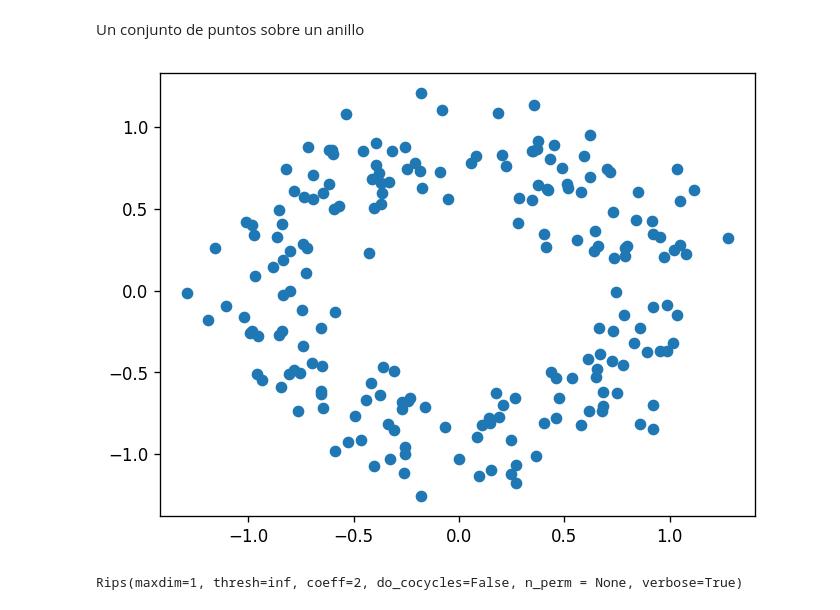
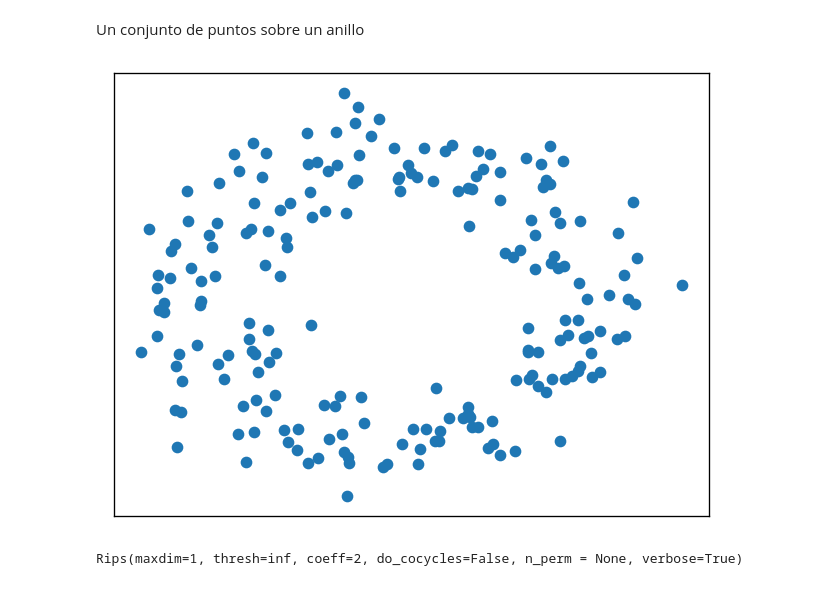
Before and after one commit to gmauricio-toledo/Persistent-Homology-demo, a Jupyter notebook: demo.ipynb, the cells around one changed output. Cells and saved outputs as stored; diff of their text form; code cells hidden in the pictures.

```diff
--- a/demo.ipynb
+++ b/demo.ipynb
@@ -26,13 +28,15 @@ Un conjunto de puntos sobre un anillo
 # %%
 from sklearn.datasets import make_circles
 
 X, y = make_circles(n_samples=200,noise=0.15)
 
 plt.figure(dpi=120)
 plt.scatter(X[:,0],X[:,1])
+plt.xticks([])
+plt.yticks([])
 plt.show()
 # %% [output]
-[figure, old version]
+[figure, new version]
 # %%
 rips = Rips()
 diagrams = rips.fit_transform(X)
```
Also changed, not shown: parts of 7 cells of this notebook.
